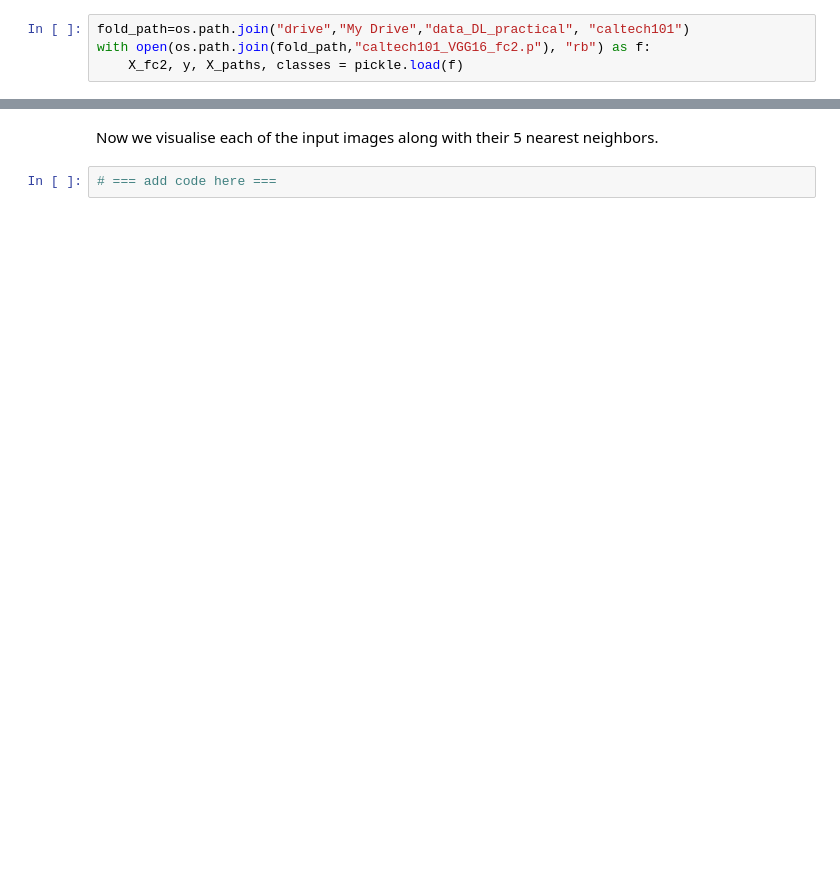
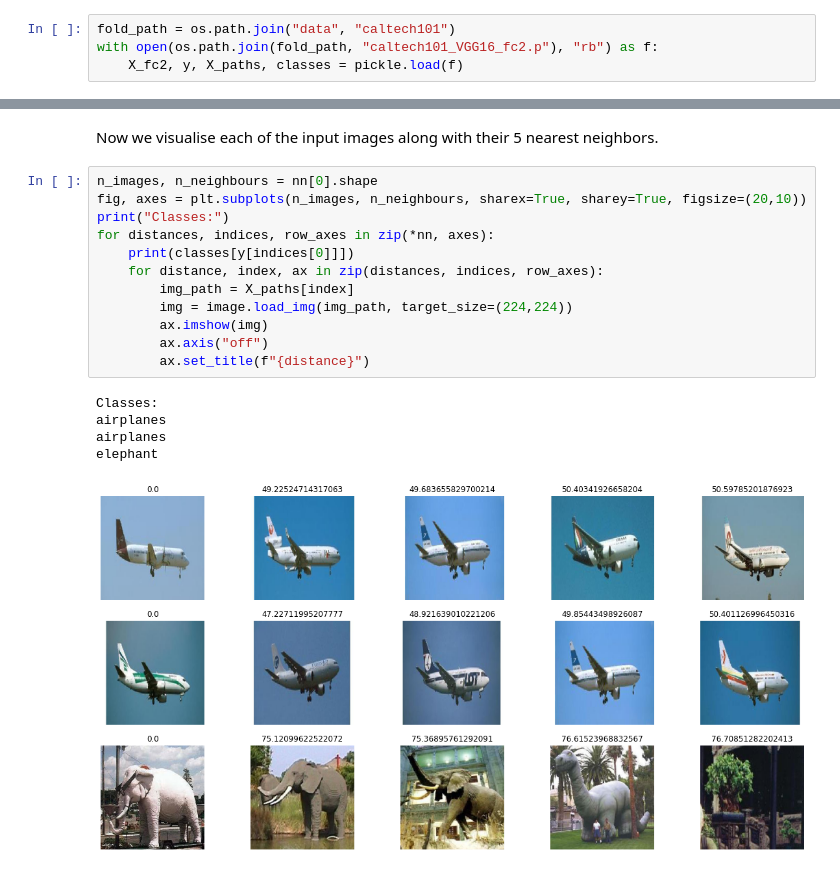
Before and after one commit to tommasobonomo/deeplearning-assignments, a Jupyter notebook: Practical 4/Practical 4b.1 (nearest_neighbor_Caltech101).ipynb, the cells around one changed output, grey strips where cells are left out. Saved outputs shown, nothing was run; the diff lists cells and outputs as text; blank space fills up the shorter version.

```diff
--- a/Practical 4/Practical 4b.1 (nearest_neighbor_Caltech101).ipynb
+++ b/Practical 4/Practical 4b.1 (nearest_neighbor_Caltech101).ipynb
@@ -19,8 +11,8 @@ drive.mount('drive')
 # Data
 We load the neural codes for the Caltech101 image data set, obtained from a pre-trained VGG16 network in "Practical-3.3.0_preprocess-caltech101.ipynb".
 # %%
-fold_path=os.path.join("drive","My Drive","data_DL_practical", "caltech101")
-with open(os.path.join(fold_path,"caltech101_VGG16_fc2.p"), "rb") as f:
+fold_path = os.path.join("data", "caltech101")
+with open(os.path.join(fold_path, "caltech101_VGG16_fc2.p"), "rb") as f:
     X_fc2, y, X_paths, classes = pickle.load(f)
 # %% [markdown]
 # Nearest Neighbor Classifier
@@ -50,4 +58,20 @@ for i in indices:
 # %% [markdown]
 Now we visualise each of the input images along with their 5 nearest neighbors.
-# %%
-# === add code here ===
+# %%
+n_images, n_neighbours = nn[0].shape
+fig, axes = plt.subplots(n_images, n_neighbours, sharex=True, sharey=True, figsize=(20,10))
+print("Classes:")
+for distances, indices, row_axes in zip(*nn, axes):
+    print(classes[y[indices[0]]])
+    for distance, index, ax in zip(distances, indices, row_axes):
+        img_path = X_paths[index]
+        img = image.load_img(img_path, target_size=(224,224))
+        ax.imshow(img)
+        ax.axis("off")
+        ax.set_title(f"{distance}")
+# %% [output]
+Classes:
+airplanes
+airplanes
+elephant
+[figure, added]
```
Also changed, not shown: parts of 5 cells of this notebook, 7 other files.
